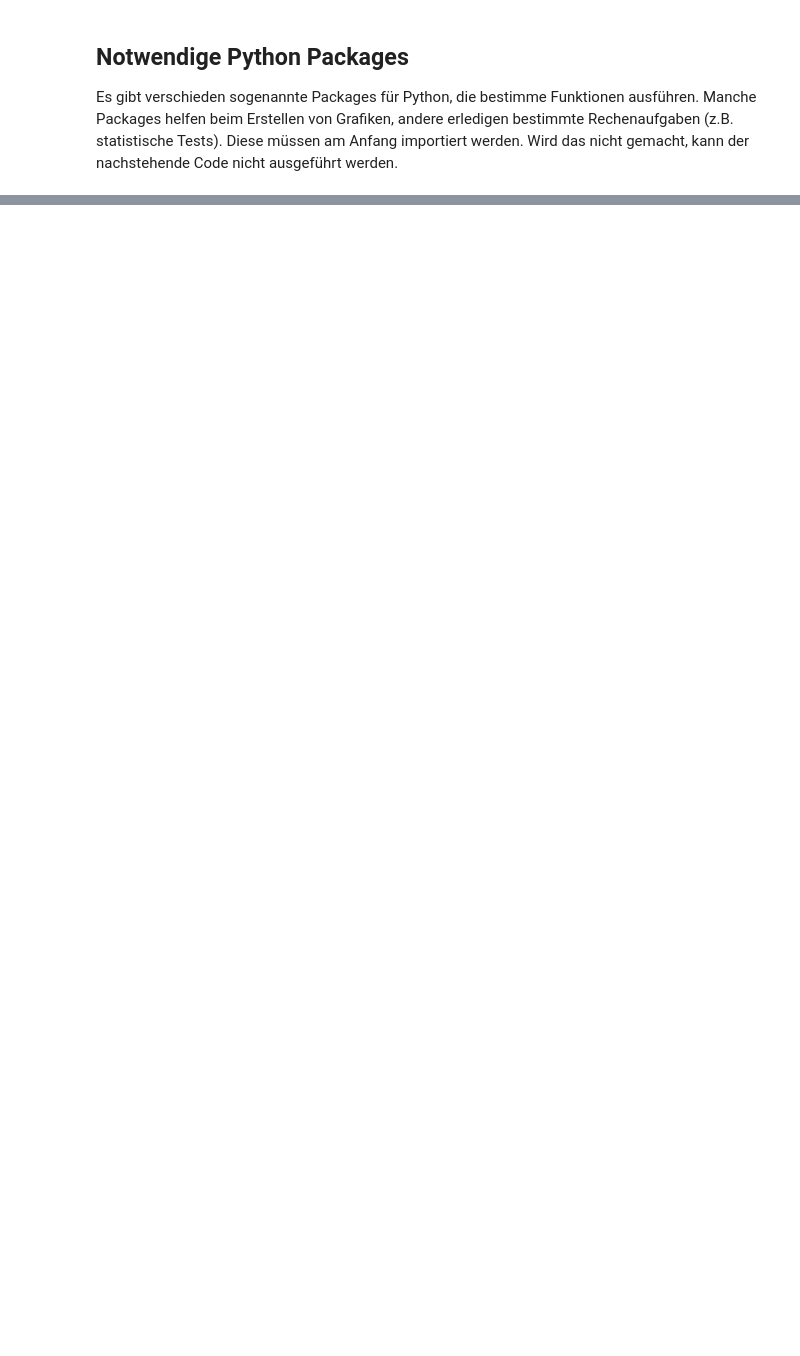
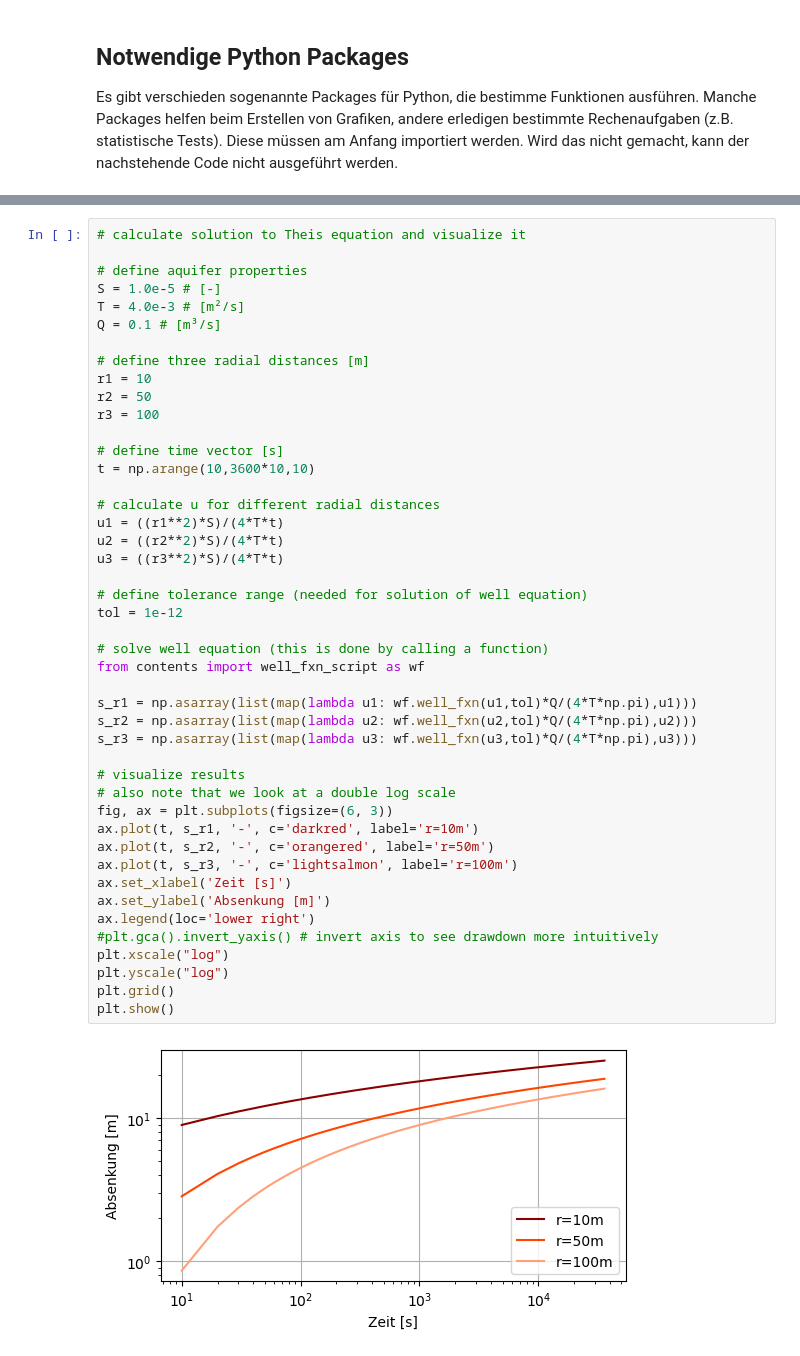
Before and after one commit to SebastianGnann/Pumpversuche, a Jupyter notebook: Pumpversuche.ipynb, the cells around one changed output, grey strips where cells are left out. Drawn from its saved outputs; the diff is of its cells as text; blank space fills up the shorter version.

Commit message:
add Theis notebook

```diff
--- a/Pumpversuche.ipynb
+++ b/Pumpversuche.ipynb
@@ -82,0 +120,47 @@ def Theis_solution(t):
+# %%
+# calculate solution to Theis equation and visualize it
+
+# define aquifer properties
+S = 1.0e-5 # [-]
+T = 4.0e-3 # [m²/s]
+Q = 0.1 # [m³/s]
+
+# define three radial distances [m]
+r1 = 10
+r2 = 50
+r3 = 100
+
+# define time vector [s]
+t = np.arange(10,3600*10,10)
+
+# calculate u for different radial distances
+u1 = ((r1**2)*S)/(4*T*t)
+u2 = ((r2**2)*S)/(4*T*t)
+u3 = ((r3**2)*S)/(4*T*t)
+
+# define tolerance range (needed for solution of well equation)
+tol = 1e-12
+
+# solve well equation (this is done by calling a function)
+from contents import well_fxn_script as wf
+
+s_r1 = np.asarray(list(map(lambda u1: wf.well_fxn(u1,tol)*Q/(4*T*np.pi),u1)))
+s_r2 = np.asarray(list(map(lambda u2: wf.well_fxn(u2,tol)*Q/(4*T*np.pi),u2)))
+s_r3 = np.asarray(list(map(lambda u3: wf.well_fxn(u3,tol)*Q/(4*T*np.pi),u3)))
+
+# visualize results
+# also note that we look at a double log scale
+fig, ax = plt.subplots(figsize=(6, 3))
+ax.plot(t, s_r1, '-', c='darkred', label='r=10m')
+ax.plot(t, s_r2, '-', c='orangered', label='r=50m')
+ax.plot(t, s_r3, '-', c='lightsalmon', label='r=100m')
+ax.set_xlabel('Zeit [s]')
+ax.set_ylabel('Absenkung [m]')
+ax.legend(loc='lower right')
+#plt.gca().invert_yaxis() # invert axis to see drawdown more intuitively
+plt.xscale("log")
+plt.yscale("log")
+plt.grid()
+plt.show()
+# %% [output]
+[figure, added]
```
Also changed, not shown: parts of 17 cells of this notebook.
